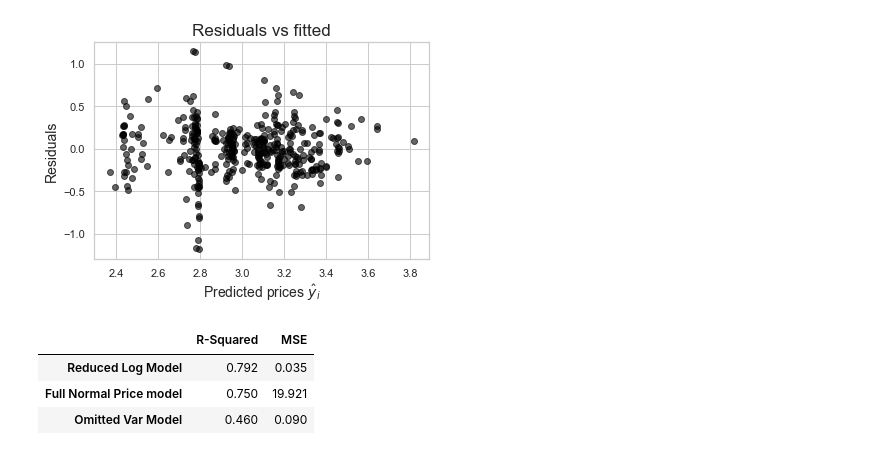
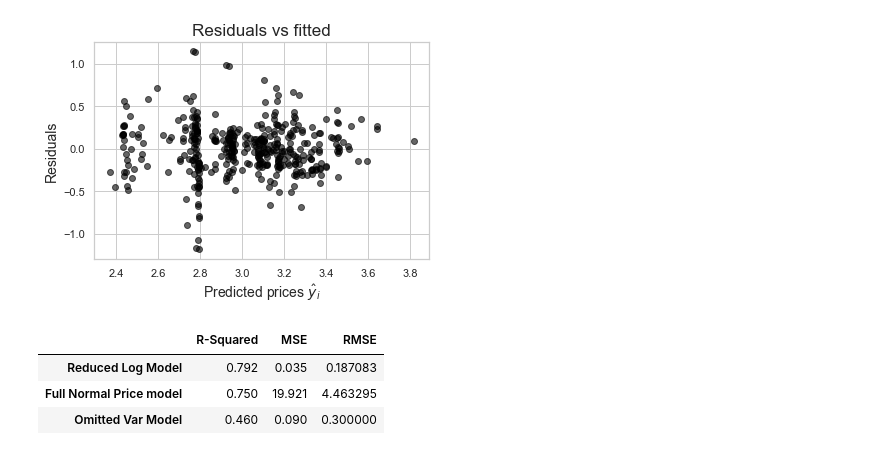
Before and after one commit to gxgarciat/Playground-DataAnalysis, a Jupyter notebook: 8_HousePriceData_MultivariableRegression.ipynb, the cells around one changed output. Drawn from its saved outputs; the diff is of its cells as text; code cells hidden in the pictures.

Commit message:
Updating Model

```diff
--- a/8_HousePriceData_MultivariableRegression.ipynb
+++ b/8_HousePriceData_MultivariableRegression.ipynb
@@ -986,10 +986,11 @@ omitted_var_rsquared = round(results.rsquared,3)
 [figure]
 # %%
 pd.DataFrame({'R-Squared':[reduced_log_rsquared,full_normal_rsquared,omitted_var_rsquared],
-              'MSE':[reduced_log_mse,full_normal_mse,omitted_var_mse]},
+              'MSE':[reduced_log_mse,full_normal_mse,omitted_var_mse],
+             'RMSE': np.sqrt([reduced_log_mse,full_normal_mse,omitted_var_mse])},
             index=['Reduced Log Model','Full Normal Price model','Omitted Var Model'])
 # %% [output]
-|  | R-Squared | MSE |
-| Reduced Log Model | 0.792 | 0.035 |
-| Full Normal Price model | 0.750 | 19.921 |
-| Omitted Var Model | 0.460 | 0.090 |
+|  | R-Squared | MSE | RMSE |
+| Reduced Log Model | 0.792 | 0.035 | 0.187083 |
+| Full Normal Price model | 0.750 | 19.921 | 4.463295 |
+| Omitted Var Model | 0.460 | 0.090 | 0.300000 |
```
Also changed, not shown: parts of 1 cell of this notebook.
